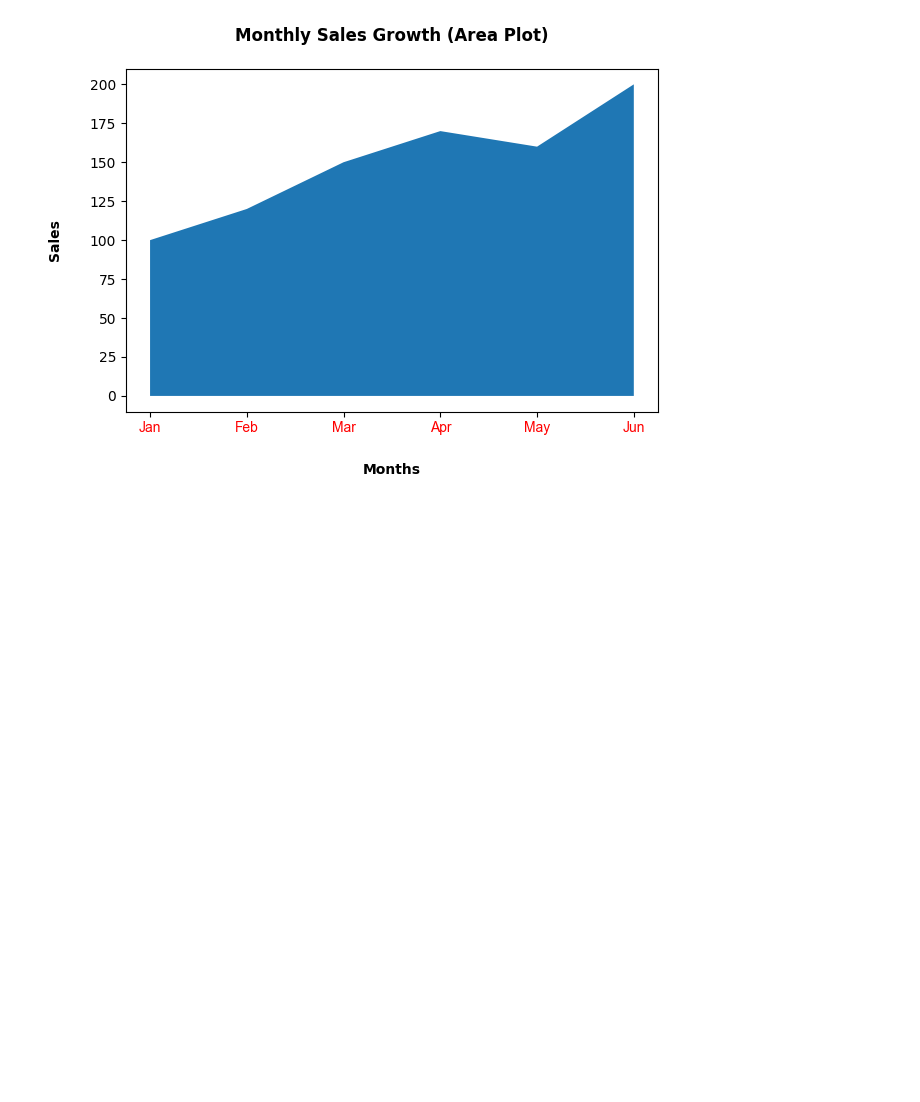
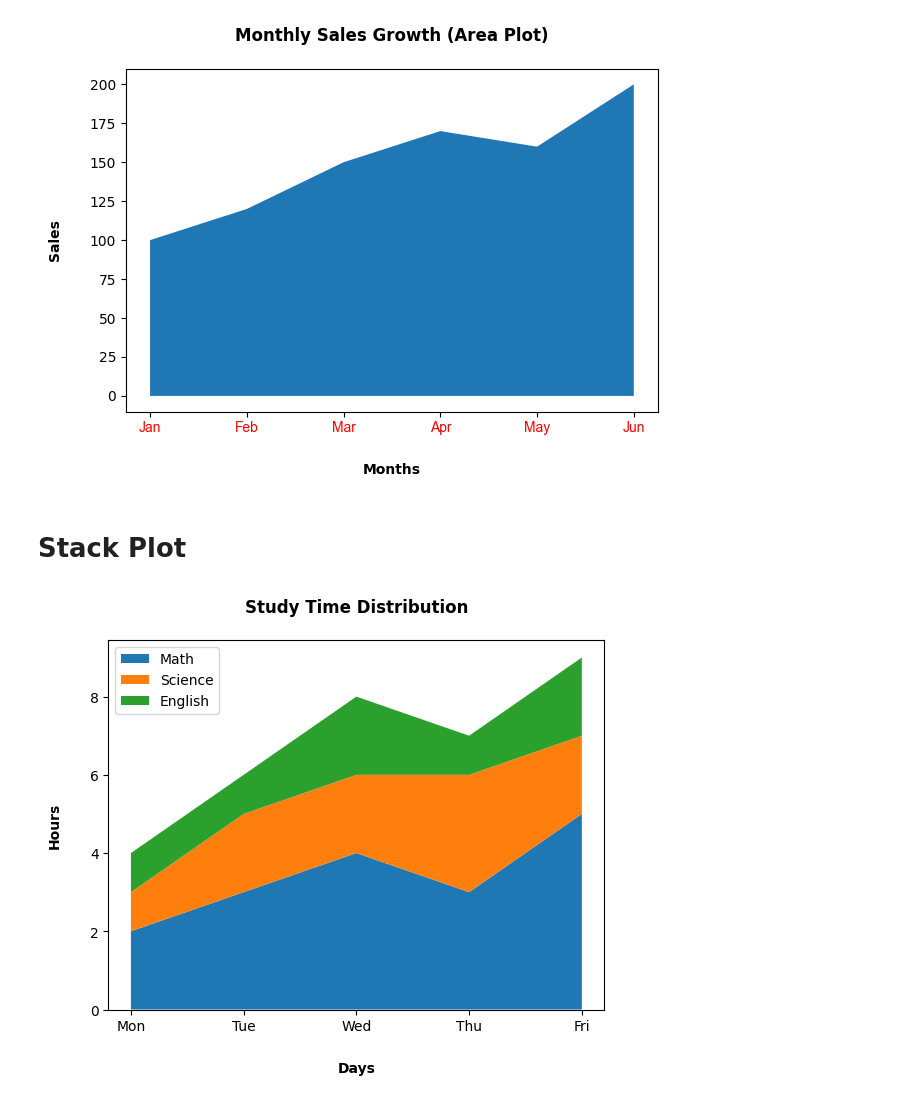
Before and after one commit to pratiksha-2410/Matplotlib-Charts, a Jupyter notebook: Line Plots.ipynb, the cells around one changed output. Saved outputs shown, nothing was run; the diff lists cells and outputs as text; code cells hidden in the pictures; blank space fills up the shorter version.

Commit message:
Student Study Time By Subject

```diff
--- a/Line Plots.ipynb
+++ b/Line Plots.ipynb
@@ -724,3 +724,28 @@ plt.savefig('Monthly Sales Growth By Area Plot.png')
 plt.show()
 # %% [output]
 [figure]
+# %% [markdown]
+# Stack Plot
+# %%
+# Student Study Time By Subject
+
+days = ["Mon","Tue","Wed","Thu","Fri"]
+
+math = [2,3,4,3,5]
+science = [1,2,2,3,2]
+english = [1,1,2,1,2]
+
+plt.stackplot(days, math, science, english,
+              labels=["Math","Science","English"])
+
+plt.legend(loc="upper left")
+
+plt.title("Study Time Distribution",fontweight='bold',pad=20)
+plt.xlabel("Days",fontweight='bold',labelpad=20)
+plt.ylabel("Hours",fontweight='bold',labelpad=20)
+
+# Save The Plot
+plt.savefig('Student Study Time By Subject stack plot.png')
+plt.show()
+# %% [output]
+[figure, added]
```
Also changed, not shown: 1 other file.
